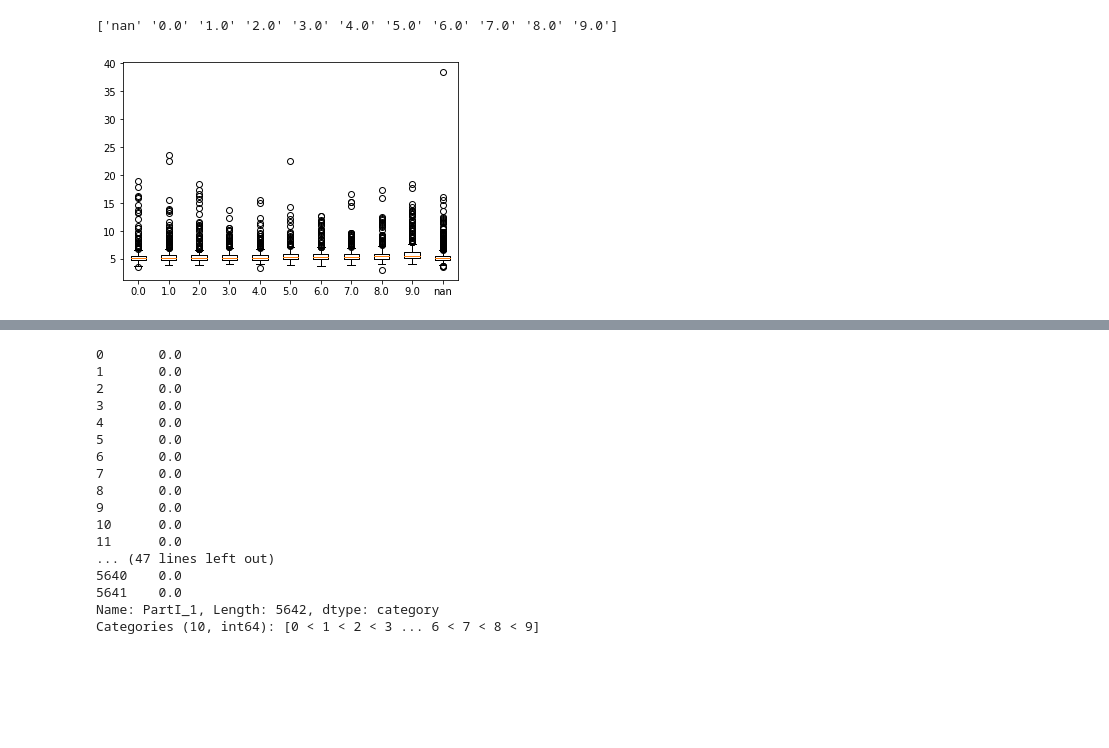
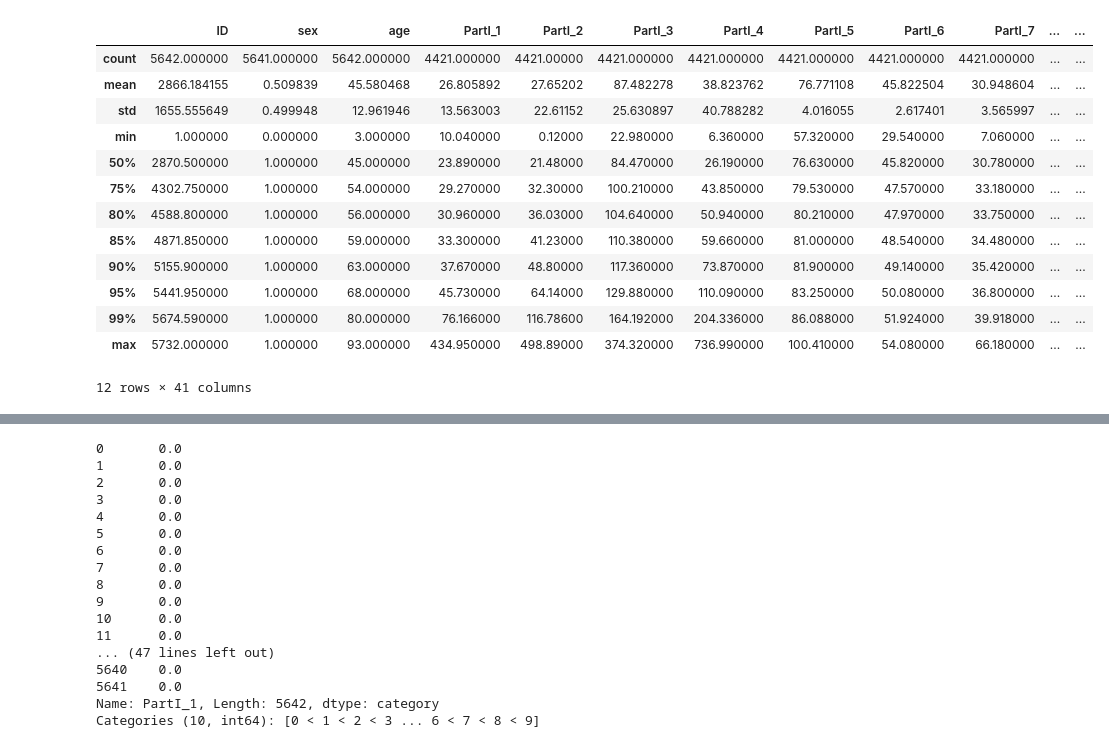
Before and after one commit to moneyml/DiabetesRisk, a Jupyter notebook: Code/Experiment/profiling.ipynb, the cells around one changed output, grey strips where cells are left out. Drawn from its saved outputs; the diff is of its cells as text; code cells hidden in the pictures; blank space fills up the shorter version.

```diff
--- a/Code/Experiment/profiling.ipynb
+++ b/Code/Experiment/profiling.ipynb
@@ -30,8 +30,20 @@ def custom_boxplot(df,baseVar,checkVar,category=True,bins=10):
                 data.append(grp[checkVar].values.tolist())
             plt.boxplot(data,labels =label)
             plt.show()
-# %%
-custom_boxplot(df,'PartI_1','Y',False)
-# %% [output]
-['nan' '0.0' '1.0' '2.0' '3.0' '4.0' '5.0' '6.0' '7.0' '8.0' '9.0']
-[figure, removed]
+# %%
+df.describe(percentiles=[.75,.8,.85,.9,.95,.99])
+# %% [output]
+|  | ID | sex | age | PartI_1 | PartI_2 | PartI_3 | PartI_4 | PartI_5 | PartI_6 | PartI_7 | ... | ... |
+| count | 5642.000000 | 5641.000000 | 5642.000000 | 4421.000000 | 4421.00000 | 4421.000000 | 4421.000000 | 4421.000000 | 4421.000000 | 4421.000000 | ... | ... |
+| mean | 2866.184155 | 0.509839 | 45.580468 | 26.805892 | 27.65202 | 87.482278 | 38.823762 | 76.771108 | 45.822504 | 30.948604 | ... | ... |
+| std | 1655.555649 | 0.499948 | 12.961946 | 13.563003 | 22.61152 | 25.630897 | 40.788282 | 4.016055 | 2.617401 | 3.565997 | ... | ... |
+| min | 1.000000 | 0.000000 | 3.000000 | 10.040000 | 0.12000 | 22.980000 | 6.360000 | 57.320000 | 29.540000 | 7.060000 | ... | ... |
+| 50% | 2870.500000 | 1.000000 | 45.000000 | 23.890000 | 21.48000 | 84.470000 | 26.190000 | 76.630000 | 45.820000 | 30.780000 | ... | ... |
+| 75% | 4302.750000 | 1.000000 | 54.000000 | 29.270000 | 32.30000 | 100.210000 | 43.850000 | 79.530000 | 47.570000 | 33.180000 | ... | ... |
+| 80% | 4588.800000 | 1.000000 | 56.000000 | 30.960000 | 36.03000 | 104.640000 | 50.940000 | 80.210000 | 47.970000 | 33.750000 | ... | ... |
+| 85% | 4871.850000 | 1.000000 | 59.000000 | 33.300000 | 41.23000 | 110.380000 | 59.660000 | 81.000000 | 48.540000 | 34.480000 | ... | ... |
+| 90% | 5155.900000 | 1.000000 | 63.000000 | 37.670000 | 48.80000 | 117.360000 | 73.870000 | 81.900000 | 49.140000 | 35.420000 | ... | ... |
+| 95% | 5441.950000 | 1.000000 | 68.000000 | 45.730000 | 64.14000 | 129.880000 | 110.090000 | 83.250000 | 50.080000 | 36.800000 | ... | ... |
+| 99% | 5674.590000 | 1.000000 | 80.000000 | 76.166000 | 116.78600 | 164.192000 | 204.336000 | 86.088000 | 51.924000 | 39.918000 | ... | ... |
+| max | 5732.000000 | 1.000000 | 93.000000 | 434.950000 | 498.89000 | 374.320000 | 736.990000 | 100.410000 | 54.080000 | 66.180000 | ... | ... |
+12 rows × 41 columns
```
Also changed, not shown: parts of 2 cells of this notebook, 11 other files.
